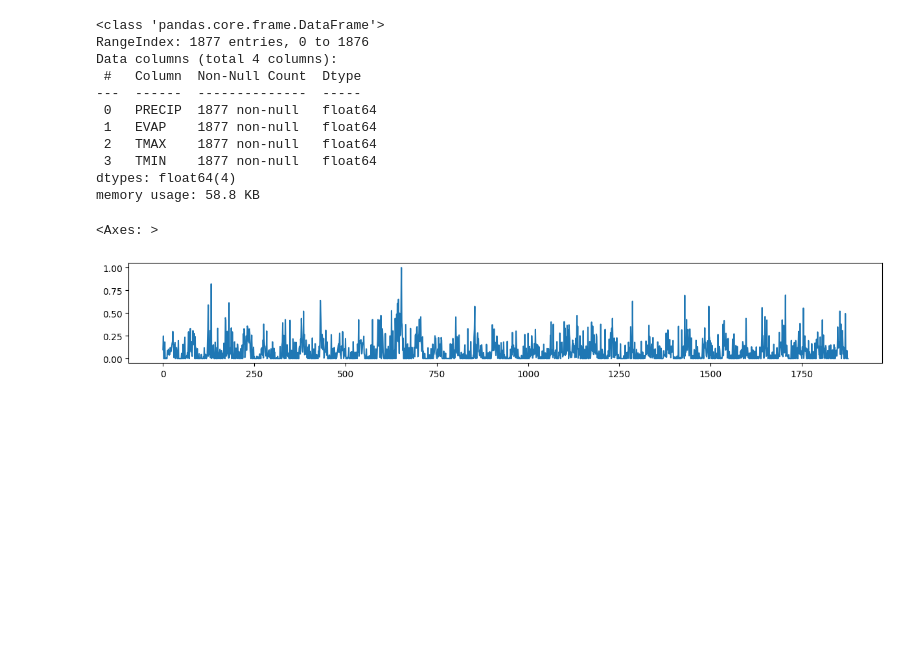
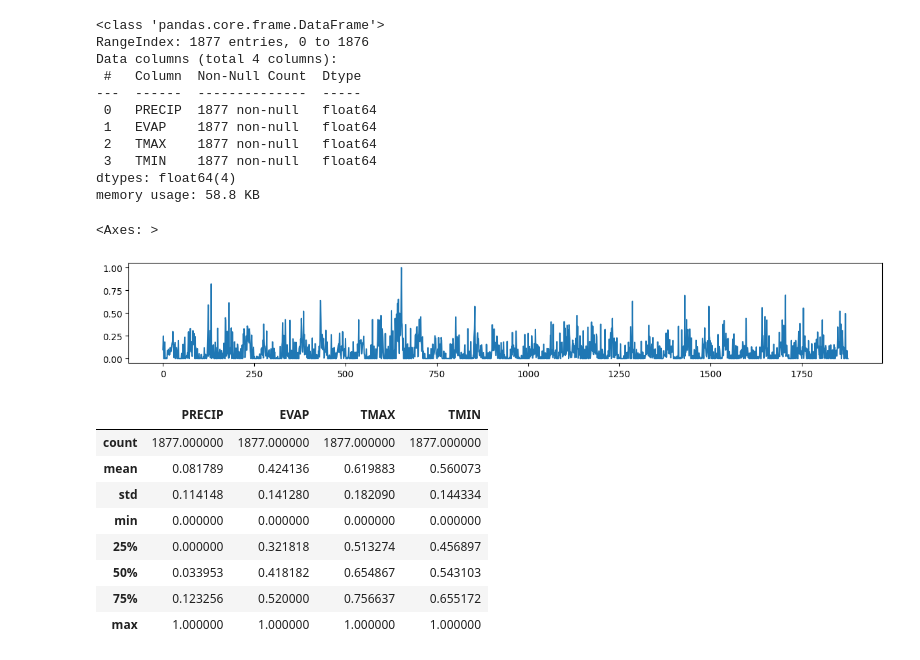
Before and after one commit to dvnielrys/climatesim, a Jupyter notebook: notebooks/02_exploracion.ipynb, the cells around one changed output. Cells and saved outputs as stored; diff of their text form; code cells hidden in the pictures; blank space fills up the shorter version.

```diff
--- a/notebooks/02_exploracion.ipynb
+++ b/notebooks/02_exploracion.ipynb
@@ -24,3 +24,15 @@ dtypes: float64(4)
 memory usage: 58.8 KB
 <Axes: >
 [figure]
+# %%
+df.describe()
+# %% [output]
+|  | PRECIP | EVAP | TMAX | TMIN |
+| count | 1877.000000 | 1877.000000 | 1877.000000 | 1877.000000 |
+| mean | 0.081789 | 0.424136 | 0.619883 | 0.560073 |
+| std | 0.114148 | 0.141280 | 0.182090 | 0.144334 |
+| min | 0.000000 | 0.000000 | 0.000000 | 0.000000 |
+| 25% | 0.000000 | 0.321818 | 0.513274 | 0.456897 |
+| 50% | 0.033953 | 0.418182 | 0.654867 | 0.543103 |
+| 75% | 0.123256 | 0.520000 | 0.756637 | 0.655172 |
+| max | 1.000000 | 1.000000 | 1.000000 | 1.000000 |
```
